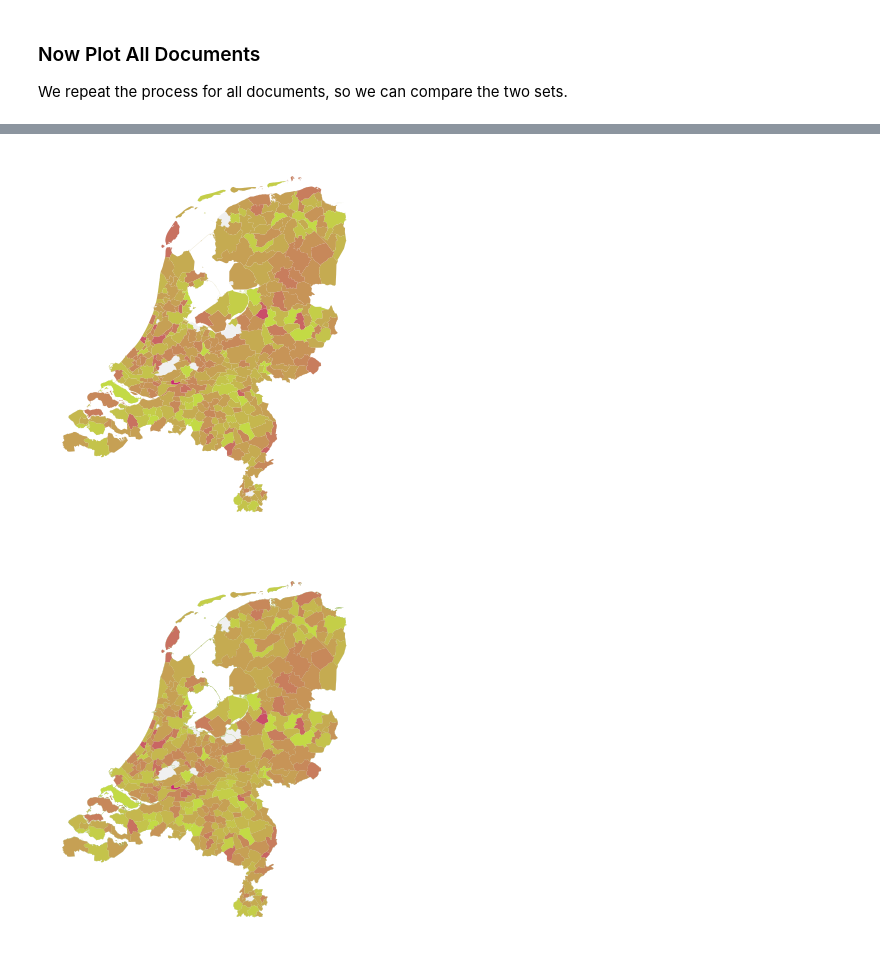
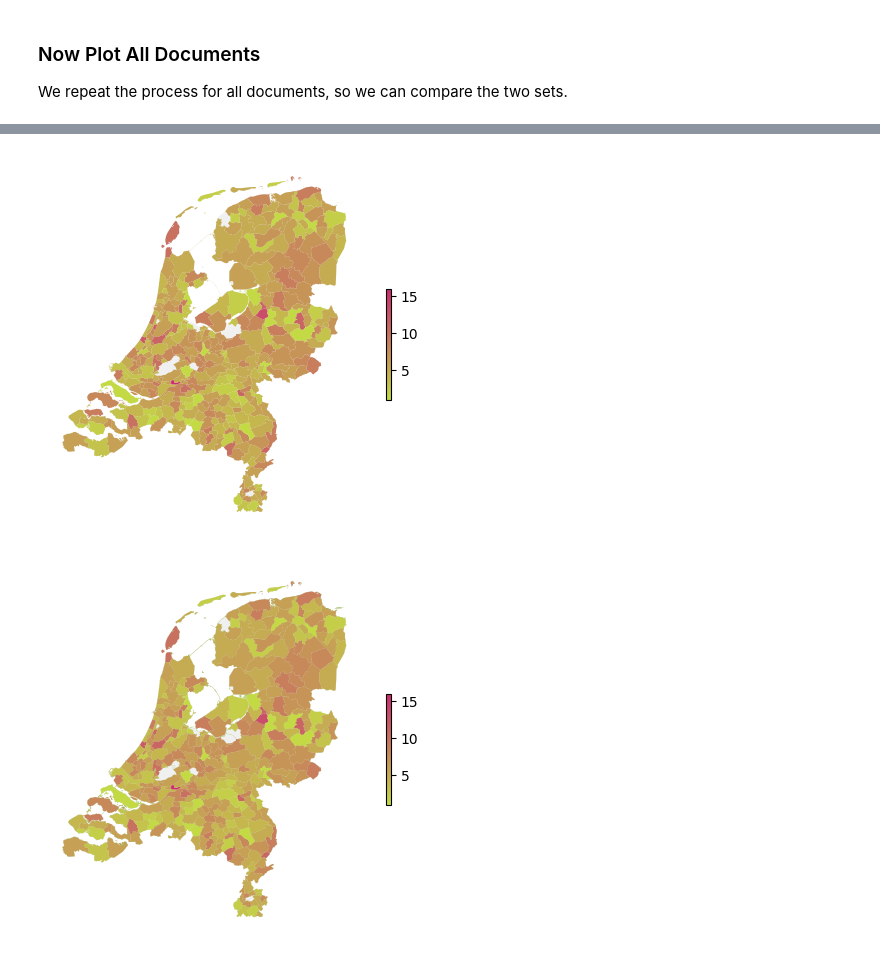
Before and after one commit to kjkoster/execute-enexis, a Jupyter notebook: notebooks/00 enexis governance -- preprocess.ipynb, the cells around one changed output, grey strips where cells are left out. Cells and saved outputs as stored; diff of their text form; code cells hidden in the pictures.

```diff
--- a/notebooks/00 enexis governance -- preprocess.ipynb
+++ b/notebooks/00 enexis governance -- preprocess.ipynb
@@ -858,14 +860,16 @@ municipalities_map_with_ALL_counts = municipalities_map.join(ALL_corpus[MUNICIPA
 # %%
 ax = plt.gca()
 municipalities_map_with_ALL_counts.plot(ax=ax, color=ENEXIS_LIGHTGREY)
-municipalities_map_with_ALL_counts.plot(ax=ax, column='count', cmap=ENEXIS_CMAP)
+municipalities_map_with_ALL_counts.plot(ax=ax, column='count', cmap=ENEXIS_CMAP,
+                                       legend=True, legend_kwds={'shrink': 0.3})
 ax.axis('off');
 # %% [output]
-[figure, old version]
+[figure, new version]
 # %%
 ax = plt.gca()
 municipalities_map_with_ALL_counts.plot(ax=ax, color=ENEXIS_LIGHTGREY, edgecolor=ENEXIS_DARKGREEN, linewidth=0.1)
-municipalities_map_with_ALL_counts.plot(ax=ax, column='count', cmap=ENEXIS_CMAP)
+municipalities_map_with_ALL_counts.plot(ax=ax, column='count', cmap=ENEXIS_CMAP,
+                                       legend=True, legend_kwds={'shrink': 0.3})
 ax.axis('off');
 # %% [output]
-[figure, old version]
+[figure, new version]
```
Also changed, not shown: parts of 17 cells of this notebook.
